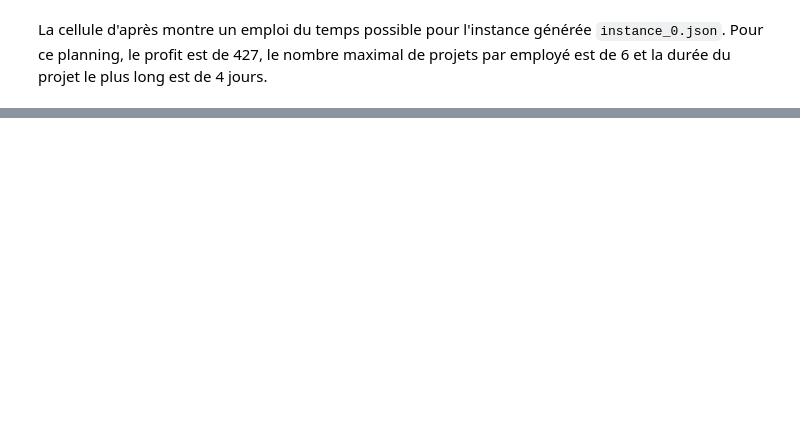
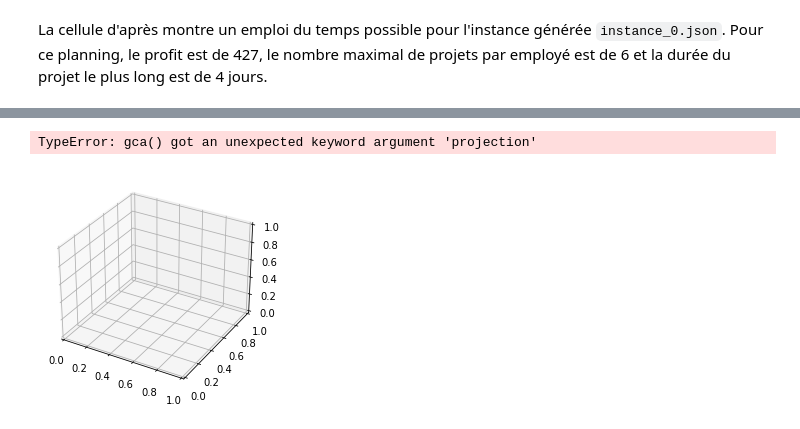
Before and after one commit to noblotni/workforce_scheduling, a Jupyter notebook: example/demo._workforce_scheduling.ipynb, the cells around one changed output, grey strips where cells are left out. Cells and saved outputs as stored; diff of their text form; code cells hidden in the pictures; blank space fills up the shorter version.

```diff
--- a/example/demo._workforce_scheduling.ipynb
+++ b/example/demo._workforce_scheduling.ipynb
@@ -65,0 +90,11 @@ plot_schedule(generated_schedule)
+# %%
+# On affiche en 3D la répartition des classes :
+from workforce_scheduling.plot import plot_classification
+path3 = Path("./solved_example/medium_instance/Classification_instances_coeff_appris.csv")
+path4 = Path("./solved_example/medium_instance/Classification_instances.csv")
+medium_classification_df_learnt = pd.read_csv(path3)
+medium_classification_df= pd.read_csv(path4)
+plot_classification(medium_classification_df)
+plot_classification(medium_classification_df_learnt)
+# %% [output]
+TypeError: gca() got an unexpected keyword argument 'projection'
@@ -65,0 +104,5 @@ plot_schedule(generated_schedule)
+# %%
+figure= plt.figure()
+ax= figure.add_subplot(projection='3d')
+# %% [output]
+[figure, added]
```
Also changed, not shown: parts of 9 cells of this notebook, 7 other files.
